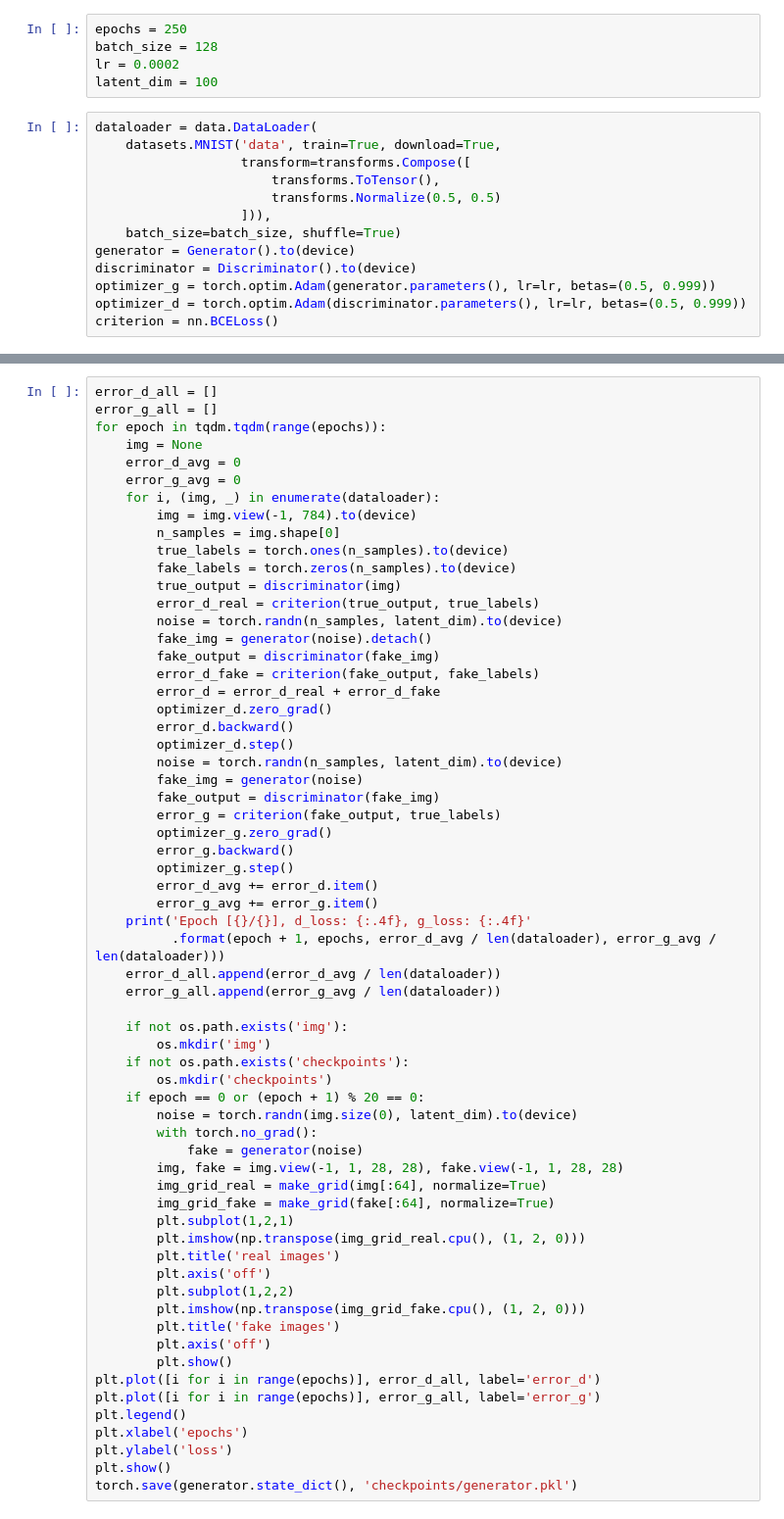
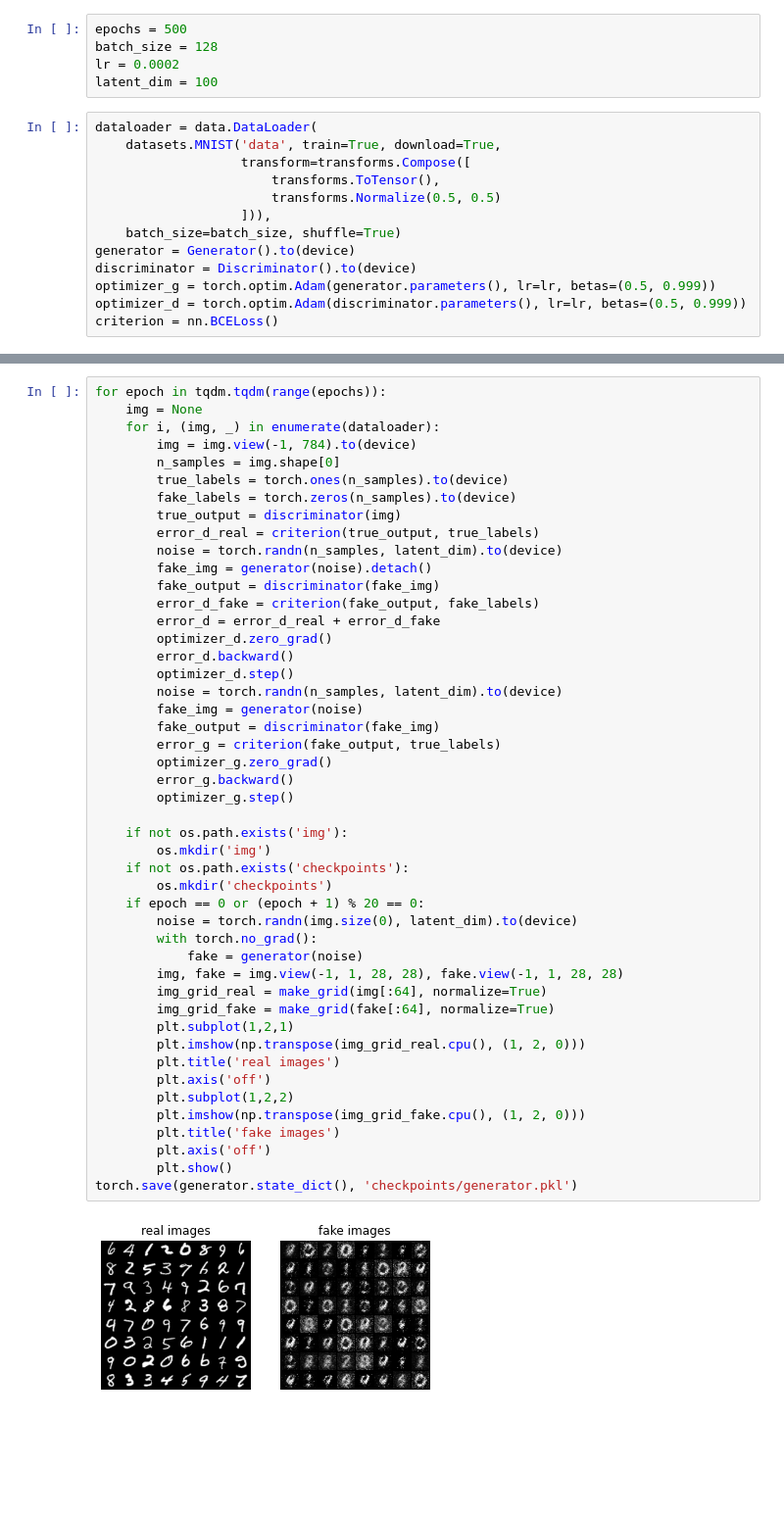
Before and after one commit to SnowCharmQ/2023-Spring-Deep-Learning-Assignment, a Jupyter notebook: Assignment3/part2.ipynb, the cells around one changed output, grey strips where cells are left out. Shown at 98% size. Drawn from its saved outputs; the diff is of its cells as text; blank space fills up the shorter version.

```diff
--- a/Assignment3/part2.ipynb
+++ b/Assignment3/part2.ipynb
@@ -53,7 +55,7 @@ cuda_id = 0
 device_name = "cuda:{}".format(cuda_id) if torch.cuda.is_available() else "cpu"
 device = torch.device(device_name)
 # %%
-epochs = 250
+epochs = 500
 batch_size = 128
 lr = 0.0002
 latent_dim = 100
@@ -77,10 +108,6 @@ discriminator
 # %%
-error_d_all = []
-error_g_all = []
 for epoch in tqdm.tqdm(range(epochs)):
     img = None
-    error_d_avg = 0
-    error_g_avg = 0
     for i, (img, _) in enumerate(dataloader):
         img = img.view(-1, 784).to(device)
         n_samples = img.shape[0]
@@ -98,42 +125,32 @@ for epoch in tqdm.tqdm(range(epochs)):
         optimizer_d.step()
         noise = torch.randn(n_samples, latent_dim).to(device)
         fake_img = generator(noise)
         fake_output = discriminator(fake_img)
         error_g = criterion(fake_output, true_labels)
         optimizer_g.zero_grad()
         error_g.backward()
         optimizer_g.step()
-        error_d_avg += error_d.item()
-        error_g_avg += error_g.item()
-    print('Epoch [{}/{}], d_loss: {:.4f}, g_loss: {:.4f}'
-          .format(epoch + 1, epochs, error_d_avg / len(dataloader), error_g_avg / len(dataloader)))
-    error_d_all.append(error_d_avg / len(dataloader))
-    error_g_all.append(error_g_avg / len(dataloader))
 
     if not os.path.exists('img'):
         os.mkdir('img')
     if not os.path.exists('checkpoints'):
         os.mkdir('checkpoints')
     if epoch == 0 or (epoch + 1) % 20 == 0:
         noise = torch.randn(img.size(0), latent_dim).to(device)
         with torch.no_grad():
             fake = generator(noise)
         img, fake = img.view(-1, 1, 28, 28), fake.view(-1, 1, 28, 28)
         img_grid_real = make_grid(img[:64], normalize=True)
         img_grid_fake = make_grid(fake[:64], normalize=True)
         plt.subplot(1,2,1)
         plt.imshow(np.transpose(img_grid_real.cpu(), (1, 2, 0)))
         plt.title('real images')
         plt.axis('off')
         plt.subplot(1,2,2)
         plt.imshow(np.transpose(img_grid_fake.cpu(), (1, 2, 0)))
         plt.title('fake images')
         plt.axis('off')
         plt.show()
-plt.plot([i for i in range(epochs)], error_d_all, label='error_d')
-plt.plot([i for i in range(epochs)], error_g_all, label='error_g')
-plt.legend()
-plt.xlabel('epochs')
-plt.ylabel('loss')
-plt.show()
 torch.save(generator.state_dict(), 'checkpoints/generator.pkl')
+# %% [output]
+[figure, added]
```
Also changed, not shown: parts of 5 cells of this notebook.
